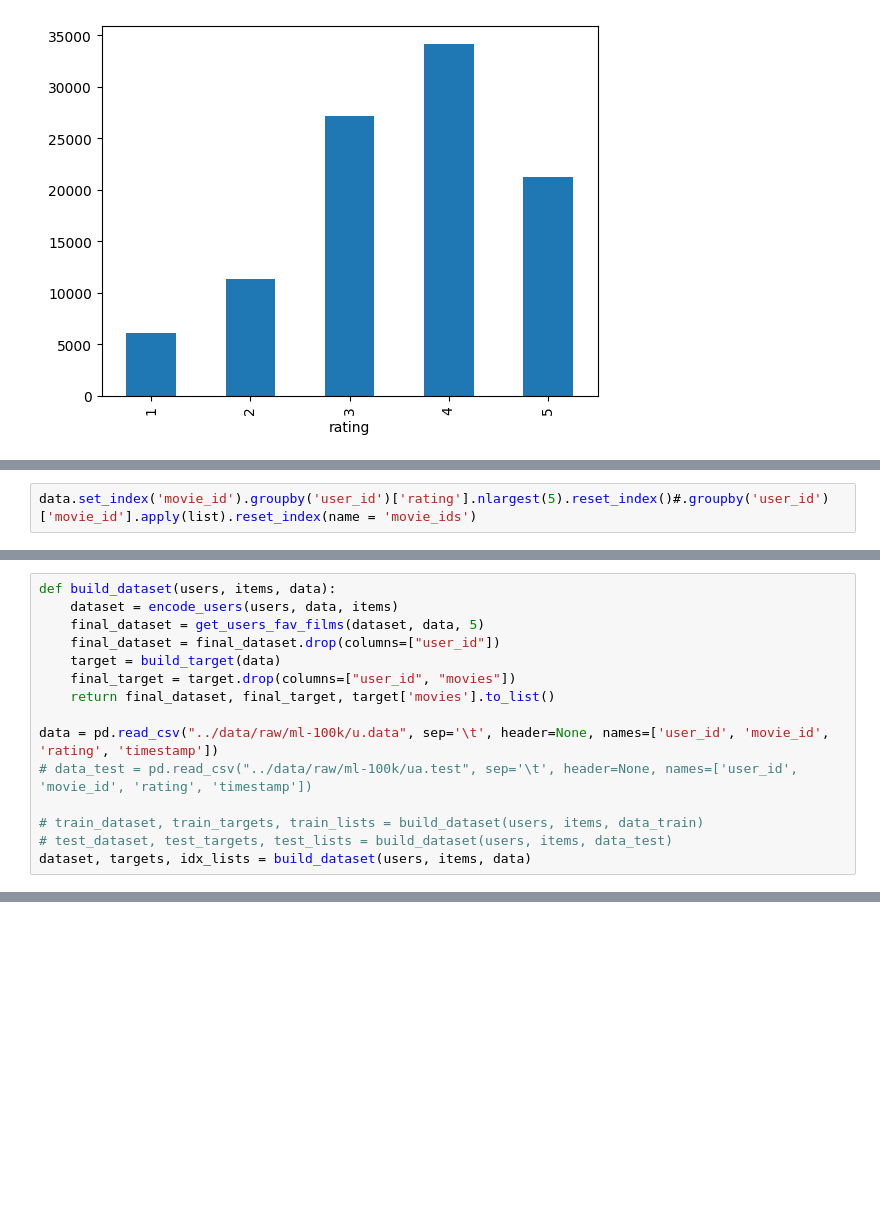
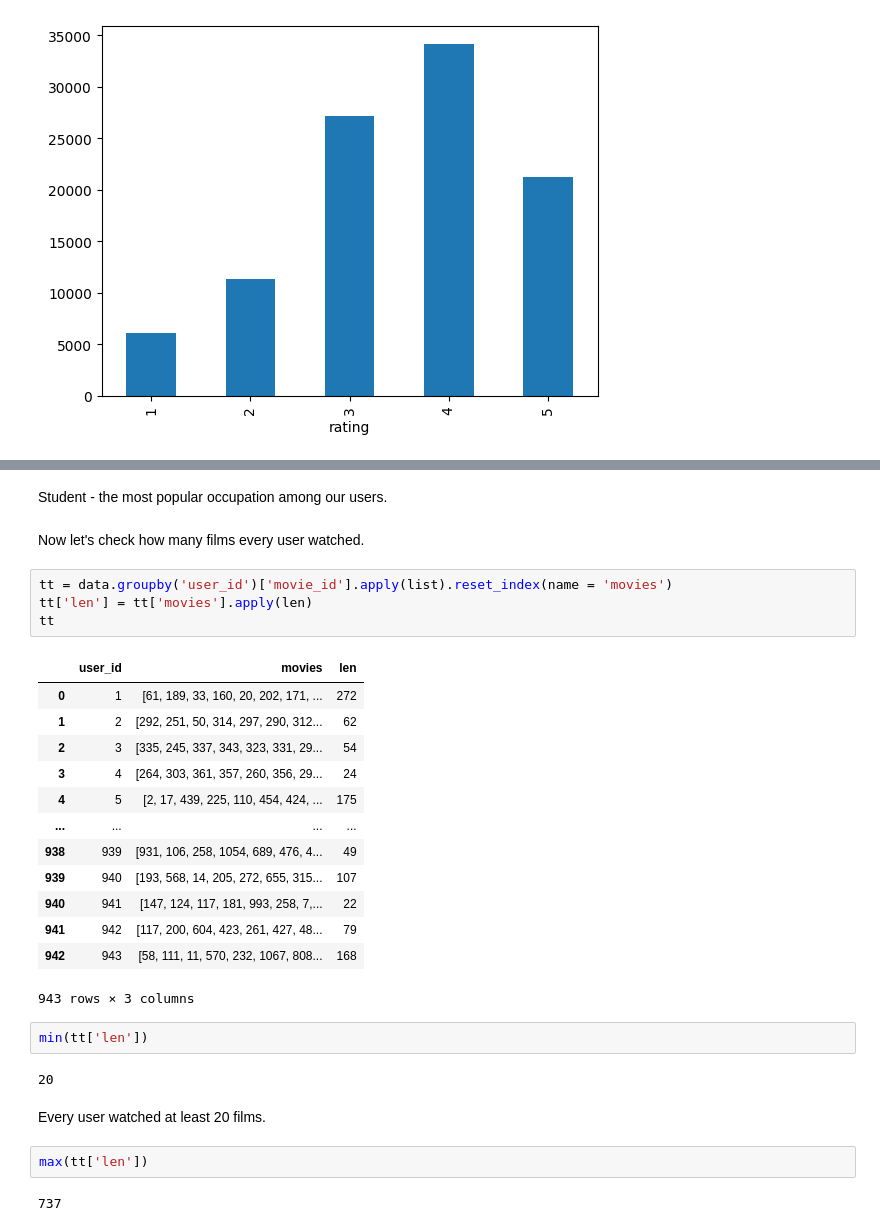
Before and after one commit to Kadaverciant/movie-recommender-system, a Jupyter notebook: notebooks/1.0-initial-data-exploration.ipynb, the cells around one changed output, grey strips where cells are left out. Saved outputs shown, nothing was run; the diff lists cells and outputs as text; blank space fills up the shorter version.

```diff
--- a/notebooks/1.0-initial-data-exploration.ipynb
+++ b/notebooks/1.0-initial-data-exploration.ipynb
@@ -186,2 +100,0 @@ temp_data
-# %%
-data.set_index('movie_id').groupby('user_id')['rating'].nlargest(5).reset_index()#.groupby('user_id')['movie_id'].apply(list).reset_index(name = 'movie_ids')
@@ -335,15 +100,0 @@ target_prep
-# %%
-def build_dataset(users, items, data):
-    dataset = encode_users(users, data, items)
-    final_dataset = get_users_fav_films(dataset, data, 5)
-    final_dataset = final_dataset.drop(columns=["user_id"])
-    target = build_target(data)
-    final_target = target.drop(columns=["user_id", "movies"])
-    return final_dataset, final_target, target['movies'].to_list()
-
-data = pd.read_csv("../data/raw/ml-100k/u.data", sep='\t', header=None, names=['user_id', 'movie_id', 'rating', 'timestamp'])
-# data_test = pd.read_csv("../data/raw/ml-100k/ua.test", sep='\t', header=None, names=['user_id', 'movie_id', 'rating', 'timestamp'])
-
-# train_dataset, train_targets, train_lists = build_dataset(users, items, data_train)
-# test_dataset, test_targets, test_lists = build_dataset(users, items, data_test)
-dataset, targets, idx_lists = build_dataset(users, items, data)
@@ -668,0 +122,32 @@ tensor([ 0,  1,  2,  3,  4,  5,  6,  7,  8,  9, 10], device='cuda:0')
+# %% [markdown]
+Student - the most popular occupation among our users.
+# %% [markdown]
+Now let's check how many films every user watched.
+# %%
+tt = data.groupby('user_id')['movie_id'].apply(list).reset_index(name = 'movies')
+tt['len'] = tt['movies'].apply(len)
+tt
+# %% [output]
+|  | user_id | movies | len |
+| 0 | 1 | [61, 189, 33, 160, 20, 202, 171, ... | 272 |
+| 1 | 2 | [292, 251, 50, 314, 297, 290, 312... | 62 |
+| 2 | 3 | [335, 245, 337, 343, 323, 331, 29... | 54 |
+| 3 | 4 | [264, 303, 361, 357, 260, 356, 29... | 24 |
+| 4 | 5 | [2, 17, 439, 225, 110, 454, 424, ... | 175 |
+| ... | ... | ... | ... |
+| 938 | 939 | [931, 106, 258, 1054, 689, 476, 4... | 49 |
+| 939 | 940 | [193, 568, 14, 205, 272, 655, 315... | 107 |
+| 940 | 941 | [147, 124, 117, 181, 993, 258, 7,... | 22 |
+| 941 | 942 | [117, 200, 604, 423, 261, 427, 48... | 79 |
+| 942 | 943 | [58, 111, 11, 570, 232, 1067, 808... | 168 |
+943 rows × 3 columns
+# %%
+min(tt['len'])
+# %% [output]
+20
+# %% [markdown]
+Every user watched at least 20 films.
+# %%
+max(tt['len'])
+# %% [output]
+737
```
Also changed, not shown: parts of 68 cells of this notebook, 23 other files.
